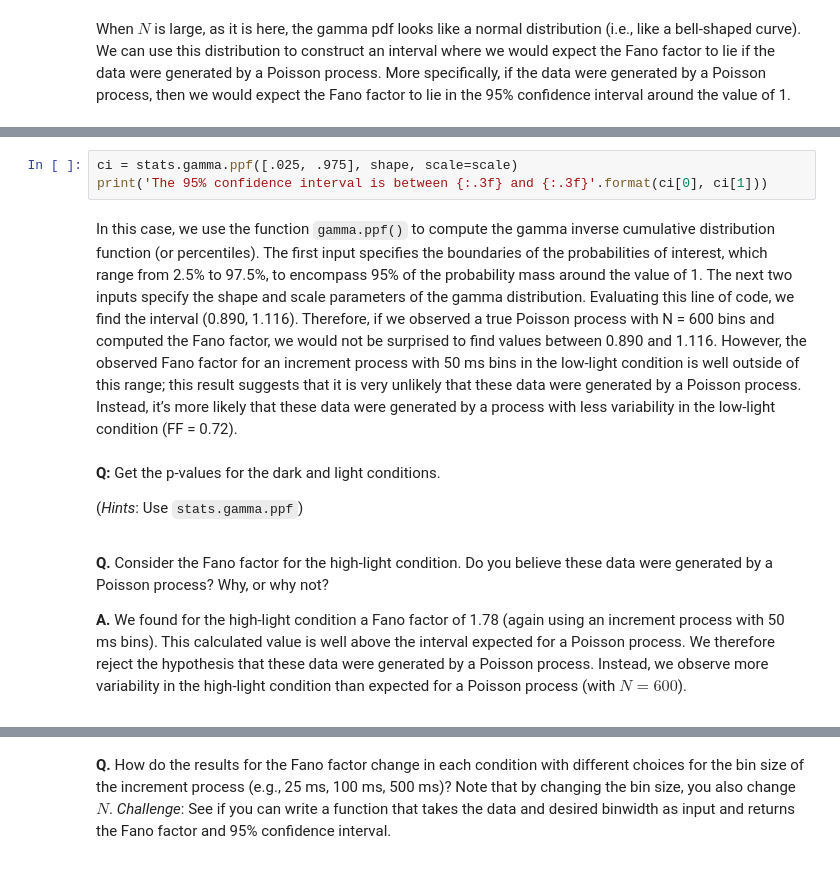
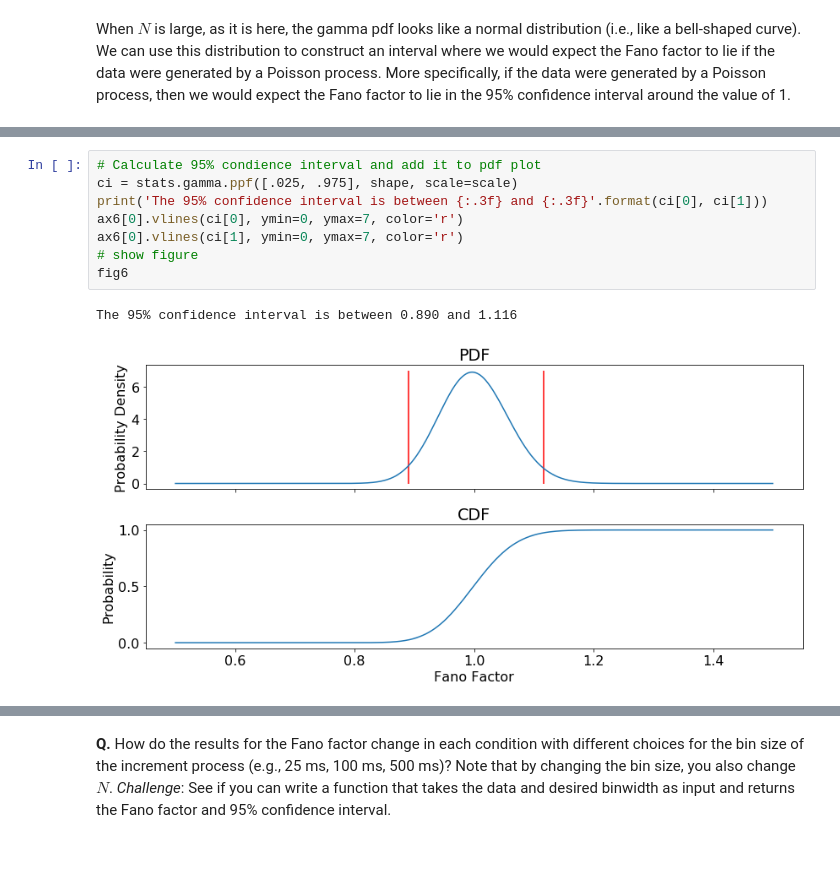
Before and after one commit to jaib1/Case-Studies-Python, a Jupyter notebook: content/08/basic-visualizations-and-descriptive-statistics-of-spike-train-data.ipynb, the cells around one changed output, grey strips where cells are left out. Saved outputs shown, nothing was run; the diff lists cells and outputs as text.

```diff
--- a/content/08/basic-visualizations-and-descriptive-statistics-of-spike-train-data.ipynb
+++ b/content/08/basic-visualizations-and-descriptive-statistics-of-spike-train-data.ipynb
@@ -559,29 +572,11 @@ When $N$ is large, as it is here, the gamma pdf looks like a normal distribution
 # %%
+# Calculate 95% condience interval and add it to pdf plot
 ci = stats.gamma.ppf([.025, .975], shape, scale=scale)
 print('The 95% confidence interval is between {:.3f} and {:.3f}'.format(ci[0], ci[1]))
+ax6[0].vlines(ci[0], ymin=0, ymax=7, color='r')
+ax6[0].vlines(ci[1], ymin=0, ymax=7, color='r')
+# show figure
+fig6
+# %% [output]
+The 95% confidence interval is between 0.890 and 1.116
+[figure, added]
-# %% [markdown]
-In this case, we use the function `gamma.ppf()` to compute the gamma inverse cumulative distribution function (or percentiles). The first input specifies the boundaries of the probabilities of interest, which range from 2.5% to 97.5%, to encompass 95% of the probability mass around the value of 1. The next two inputs specify the shape and scale parameters of the gamma distribution. Evaluating this line of code, we find the interval (0.890, 1.116). Therefore, if we observed a true Poisson process with N = 600 bins and computed the Fano factor, we would not be surprised to find values between 0.890 and 1.116. However, the observed Fano factor for an increment process with 50 ms bins in the low-light condition is well outside of this range; this result suggests that it is very unlikely that these data were generated by a Poisson process. Instead, it’s more likely that these data were generated by a process with less variability in the low-light condition (FF = 0.72).
-# %% [markdown]
-<div class="question">
-
-**Q:** Get the p-values for the dark and light conditions.
-
-(*Hints*: Use `stats.gamma.ppf`)
-
-</div>
-# %% [markdown]
-<div class="question">
-
-
-
-**Q.** Consider the Fano factor for the high-light condition. Do you believe these data were generated by a Poisson process? Why, or why not?
-
-
-
-
-
-**A.** We found for the high-light condition a Fano factor of 1.78 (again using an increment process with 50 ms bins). This calculated value is well above the interval expected for a Poisson process. We therefore reject the hypothesis that these data were generated by a Poisson process. Instead, we observe more variability in the high-light condition than expected for a Poisson process (with $N = 600$).
-
-
-
-</div>
```
Also changed, not shown: parts of 8 cells of this notebook.
